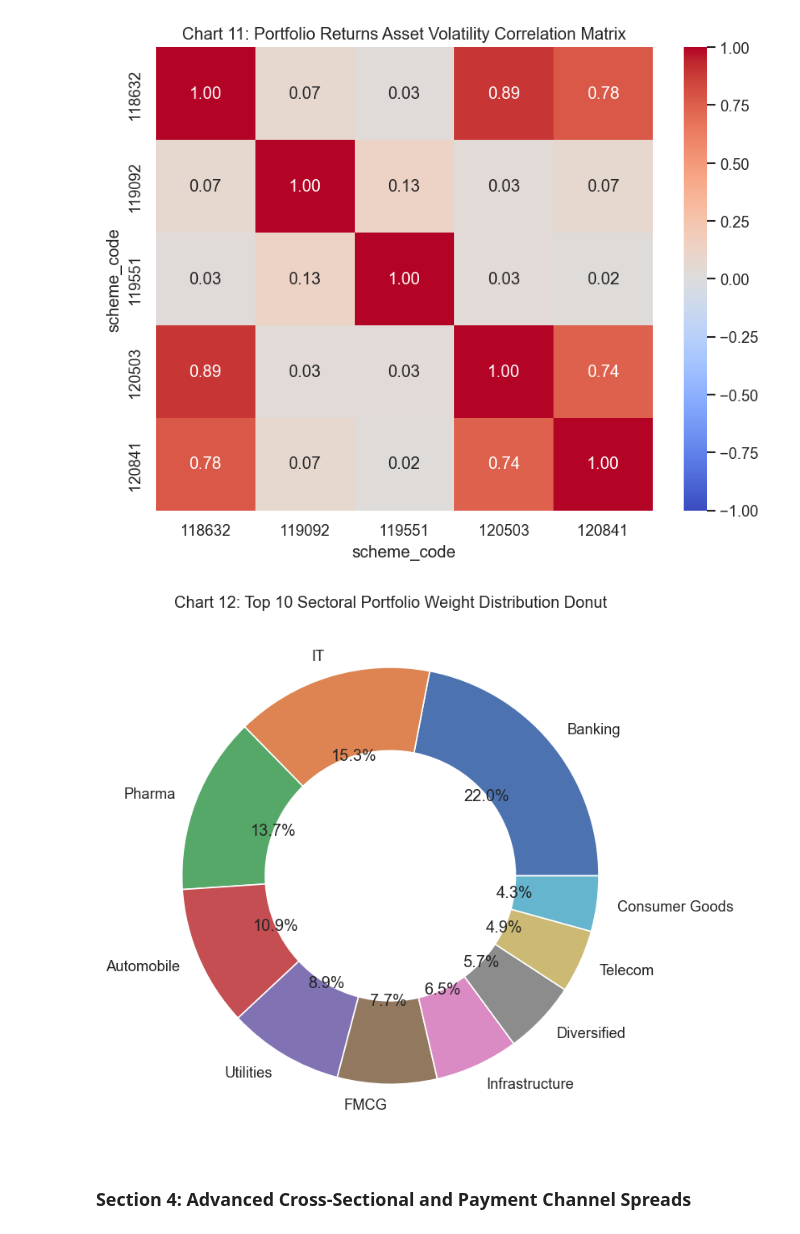
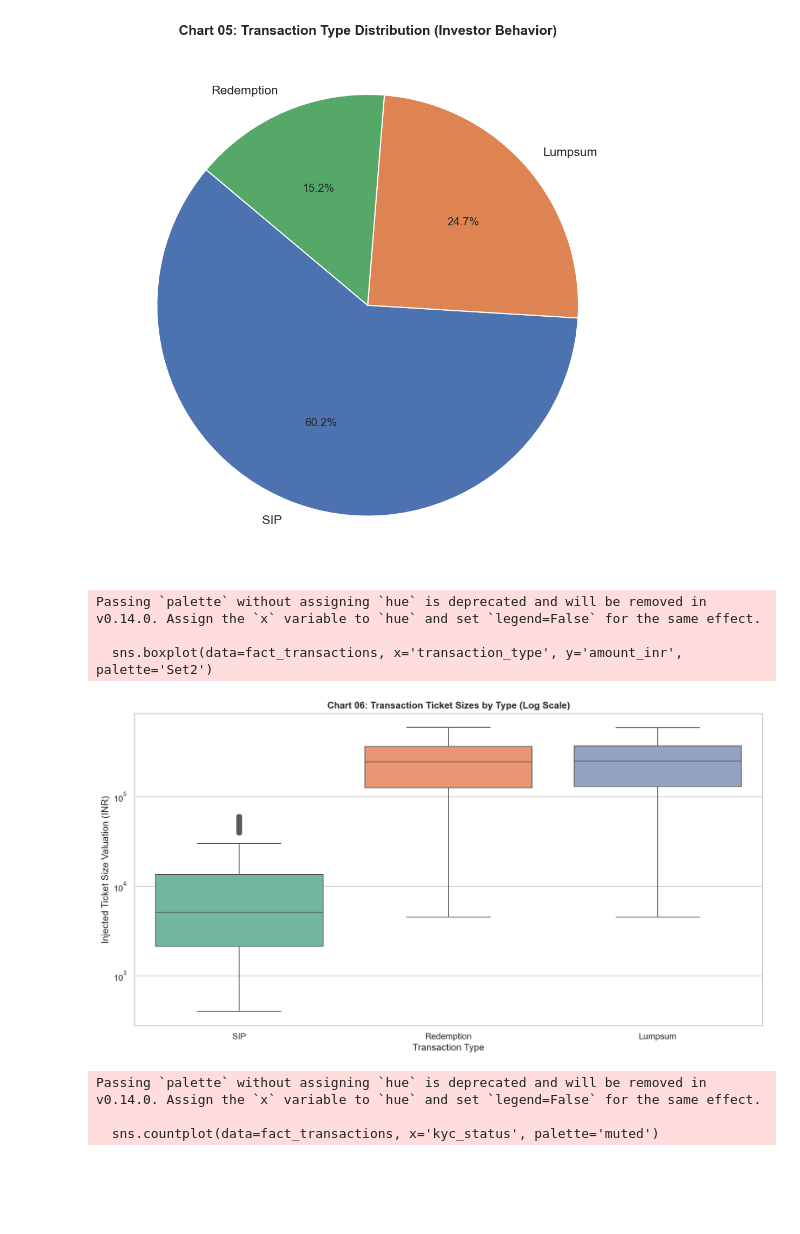
Before and after one commit to Harshavardhan2381/bluestock_mf, a Jupyter notebook: notebooks/03_eda_analysis.ipynb, the cells around one changed output. Cells and saved outputs as stored; diff of their text form; code cells hidden in the pictures; blank space fills up the shorter version.

```diff
--- a/notebooks/03_eda_analysis.ipynb
+++ b/notebooks/03_eda_analysis.ipynb
@@ -150,24 +107,41 @@ Passing `palette` without assigning `hue` is deprecated and will be removed in v
-# %%
-fig_folio = px.line(clean_folio_count, x='month', y='total_folios_crore', title='Chart 10: Industry Folio Account Expansion Trend')
-fig_folio.write_image(str(REPORTS_CHARTS_DIR / 'folio_growth.png'))
-fig_folio.show()
-
-pivot_nav = fact_nav[fact_nav['scheme_code'].isin(sampled_codes)].pivot(index='date', columns='scheme_code', values='nav')
-returns_corr = pivot_nav.pct_change().corr()
-plt.figure(figsize=(8, 6))
-sns.heatmap(returns_corr, annot=True, cmap='coolwarm', fmt='.2f', vmin=-1, vmax=1)
-plt.title('Chart 11: Portfolio Returns Asset Volatility Correlation Matrix')
-plt.savefig(REPORTS_CHARTS_DIR / 'correlation_matrix.png')
-plt.show()
-
-plt.figure(figsize=(7, 7))
-sector_w = clean_holdings.groupby('sector')['weight_pct'].sum().sort_values(ascending=False).head(10)
-plt.pie(sector_w, labels=sector_w.index, autopct='%1.1f%%', wedgeprops=dict(width=0.4))
-plt.title('Chart 12: Top 10 Sectoral Portfolio Weight Distribution Donut')
-plt.savefig(REPORTS_CHARTS_DIR / 'sector_donut.png')
-plt.show()
-# %% [output]
-[figure, removed]
-[figure, removed]
-# %% [markdown]
-### Section 4: Advanced Cross-Sectional and Payment Channel Spreads
+# %%
+# Chart 05: Transaction Type Distribution (pie)
+tx = fact_transactions.copy()
+plt.figure(figsize=(7, 7))
+type_dist = tx['transaction_type'].value_counts().dropna()
+plt.pie(type_dist, labels=type_dist.index.astype(str), autopct='%1.1f%%', startangle=140)
+plt.title('Chart 05: Transaction Type Distribution (Investor Behavior)', fontweight='bold')
+plt.ylabel('')
+plt.tight_layout()
+plt.savefig(REPORTS_CHARTS_DIR / 'demographics_age.png', dpi=300, bbox_inches='tight')
+plt.show()
+
+# Chart 06: Ticket sizes by transaction type (log)
+plt.figure()
+sns.boxplot(data=fact_transactions, x='transaction_type', y='amount_inr', palette='Set2')
+plt.yscale('log')
+plt.title('Chart 06: Transaction Ticket Sizes by Type (Log Scale)', fontweight='bold')
+plt.xlabel('Transaction Type')
+plt.ylabel('Injected Ticket Size Valuation (INR)')
+plt.tight_layout()
+plt.savefig(REPORTS_CHARTS_DIR / 'demographics_boxplot.png', dpi=300, bbox_inches='tight')
+plt.show()
+
+# Chart 07: KYC status distribution (supporting)
+plt.figure(figsize=(7, 5))
+sns.countplot(data=fact_transactions, x='kyc_status', palette='muted')
+plt.title('Chart 07: Participant KYC Status Distribution', fontweight='bold')
+plt.xlabel('KYC Status')
+plt.ylabel('Active Transaction Records Count')
+plt.tight_layout()
+plt.savefig(REPORTS_CHARTS_DIR / 'demographics_gender.png', dpi=300, bbox_inches='tight')
+plt.show()
+# %% [output]
+[figure, added]
+Passing `palette` without assigning `hue` is deprecated and will be removed in v0.14.0. Assign the `x` variable to `hue` and set `legend=False` for the same effect.
+
+  sns.boxplot(data=fact_transactions, x='transaction_type', y='amount_inr', palette='Set2')
+[figure, added]
+Passing `palette` without assigning `hue` is deprecated and will be removed in v0.14.0. Assign the `x` variable to `hue` and set `legend=False` for the same effect.
+
+  sns.countplot(data=fact_transactions, x='kyc_status', palette='muted')
```
Also changed, not shown: parts of 13 cells of this notebook, 18 other files.
